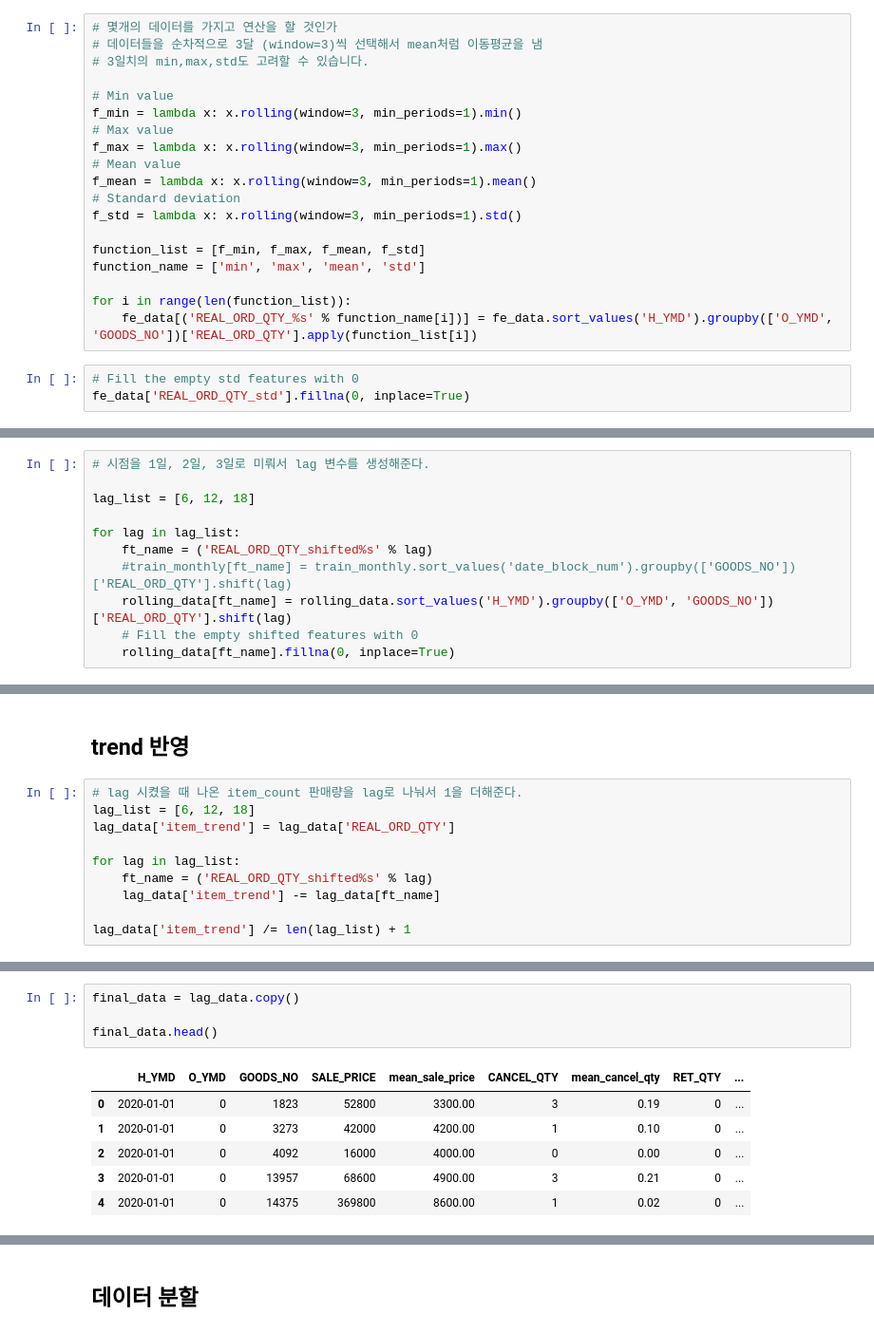
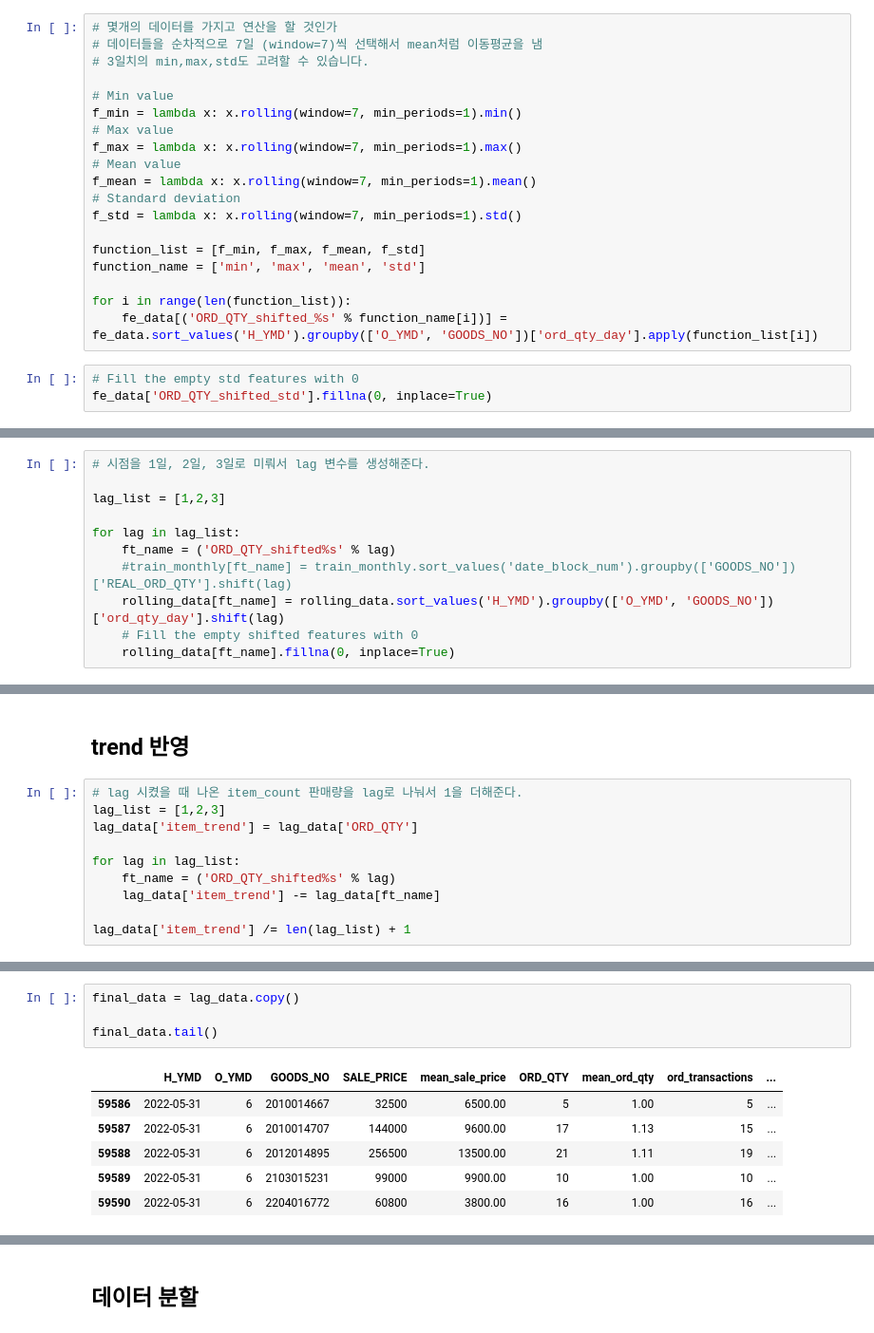
Before and after one commit to olsunghyun0416/Dongwon_Project, a Jupyter notebook: 더반찬_캐글.ipynb, the cells around one changed output, grey strips where cells are left out. Shown: that part at 95% size. Drawn from its saved outputs; the diff is of its cells as text.

```diff
--- a/더반찬_캐글.ipynb
+++ b/더반찬_캐글.ipynb
@@ -401,26 +337,26 @@ fe_data.head()
 ## rolling
 # %%
 # 몇개의 데이터를 가지고 연산을 할 것인가
-# 데이터들을 순차적으로 3달 (window=3)씩 선택해서 mean처럼 이동평균을 냄
+# 데이터들을 순차적으로 7일 (window=7)씩 선택해서 mean처럼 이동평균을 냄
 # 3일치의 min,max,std도 고려할 수 있습니다.
 
 # Min value
-f_min = lambda x: x.rolling(window=3, min_periods=1).min()
+f_min = lambda x: x.rolling(window=7, min_periods=1).min()
 # Max value
-f_max = lambda x: x.rolling(window=3, min_periods=1).max()
+f_max = lambda x: x.rolling(window=7, min_periods=1).max()
 # Mean value
-f_mean = lambda x: x.rolling(window=3, min_periods=1).mean()
+f_mean = lambda x: x.rolling(window=7, min_periods=1).mean()
 # Standard deviation
-f_std = lambda x: x.rolling(window=3, min_periods=1).std()
+f_std = lambda x: x.rolling(window=7, min_periods=1).std()
 
 function_list = [f_min, f_max, f_mean, f_std]
 function_name = ['min', 'max', 'mean', 'std']
 
 for i in range(len(function_list)):
-    fe_data[('REAL_ORD_QTY_%s' % function_name[i])] = fe_data.sort_values('H_YMD').groupby(['O_YMD', 'GOODS_NO'])['REAL_ORD_QTY'].apply(function_list[i])
+    fe_data[('ORD_QTY_shifted_%s' % function_name[i])] = fe_data.sort_values('H_YMD').groupby(['O_YMD', 'GOODS_NO'])['ord_qty_day'].apply(function_list[i])
 # %%
 # Fill the empty std features with 0
-fe_data['REAL_ORD_QTY_std'].fillna(0, inplace=True)
+fe_data['ORD_QTY_shifted_std'].fillna(0, inplace=True)
 # %%
 rolling_data = fe_data.copy()
 
@@ -444,12 +380,12 @@ rolling_data
 # %%
 # 시점을 1일, 2일, 3일로 미뤄서 lag 변수를 생성해준다.
 
-lag_list = [6, 12, 18]
+lag_list = [1,2,3]
 
 for lag in lag_list:
-    ft_name = ('REAL_ORD_QTY_shifted%s' % lag)
+    ft_name = ('ORD_QTY_shifted%s' % lag)
     #train_monthly[ft_name] = train_monthly.sort_values('date_block_num').groupby(['GOODS_NO'])['REAL_ORD_QTY'].shift(lag)
-    rolling_data[ft_name] = rolling_data.sort_values('H_YMD').groupby(['O_YMD', 'GOODS_NO'])['REAL_ORD_QTY'].shift(lag)
+    rolling_data[ft_name] = rolling_data.sort_values('H_YMD').groupby(['O_YMD', 'GOODS_NO'])['ord_qty_day'].shift(lag)
     # Fill the empty shifted features with 0
     rolling_data[ft_name].fillna(0, inplace=True)
 # %%
@@ -468,11 +404,11 @@ lag_data.head()
 ## trend 반영
 # %%
 # lag 시켰을 때 나온 item_count 판매량을 lag로 나눠서 1을 더해준다.
-lag_list = [6, 12, 18]
-lag_data['item_trend'] = lag_data['REAL_ORD_QTY']
+lag_list = [1,2,3]
+lag_data['item_trend'] = lag_data['ORD_QTY']
 
 for lag in lag_list:
-    ft_name = ('REAL_ORD_QTY_shifted%s' % lag)
+    ft_name = ('ORD_QTY_shifted%s' % lag)
     lag_data['item_trend'] -= lag_data[ft_name]
 
 lag_data['item_trend'] /= len(lag_list) + 1
@@ -499,11 +435,11 @@ lag_data.describe().T
 # %%
 final_data = lag_data.copy()
 
-final_data.head()
+final_data.tail()
 # %% [output]
-|  | H_YMD | O_YMD | GOODS_NO | SALE_PRICE | mean_sale_price | CANCEL_QTY | mean_cancel_qty | RET_QTY | ... |
-| 0 | 2020-01-01 | 0 | 1823 | 52800 | 3300.00 | 3 | 0.19 | 0 | ... |
-| 1 | 2020-01-01 | 0 | 3273 | 42000 | 4200.00 | 1 | 0.10 | 0 | ... |
-| 2 | 2020-01-01 | 0 | 4092 | 16000 | 4000.00 | 0 | 0.00 | 0 | ... |
-| 3 | 2020-01-01 | 0 | 13957 | 68600 | 4900.00 | 3 | 0.21 | 0 | ... |
-| 4 | 2020-01-01 | 0 | 14375 | 369800 | 8600.00 | 1 | 0.02 | 0 | ... |
+|  | H_YMD | O_YMD | GOODS_NO | SALE_PRICE | mean_sale_price | ORD_QTY | mean_ord_qty | ord_transactions | ... |
+| 59586 | 2022-05-31 | 6 | 2010014667 | 32500 | 6500.00 | 5 | 1.00 | 5 | ... |
+| 59587 | 2022-05-31 | 6 | 2010014707 | 144000 | 9600.00 | 17 | 1.13 | 15 | ... |
+| 59588 | 2022-05-31 | 6 | 2012014895 | 256500 | 13500.00 | 21 | 1.11 | 19 | ... |
+| 59589 | 2022-05-31 | 6 | 2103015231 | 99000 | 9900.00 | 10 | 1.00 | 10 | ... |
+| 59590 | 2022-05-31 | 6 | 2204016772 | 60800 | 3800.00 | 16 | 1.00 | 16 | ... |
```
Also changed, not shown: parts of 46 cells of this notebook, 1 other file.
